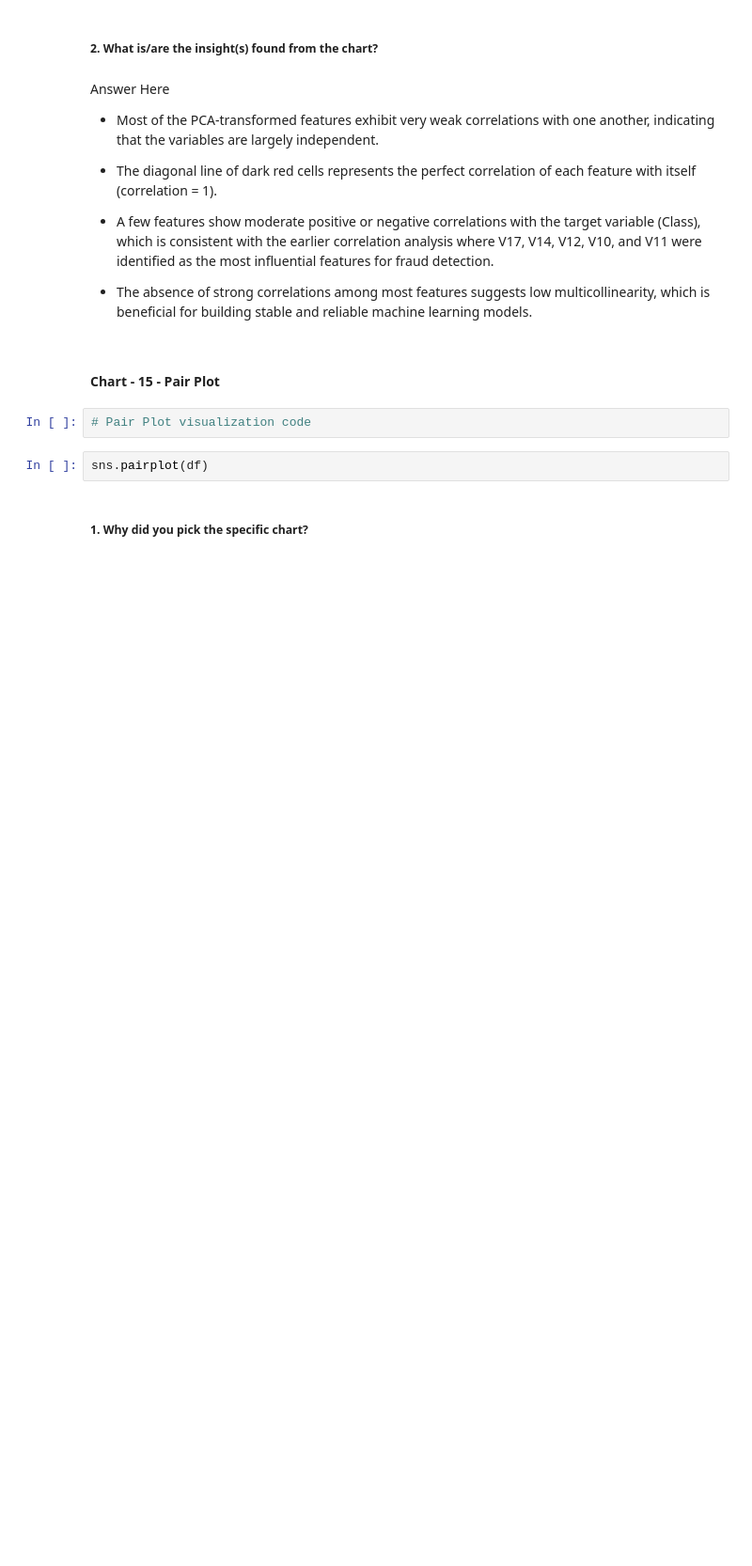
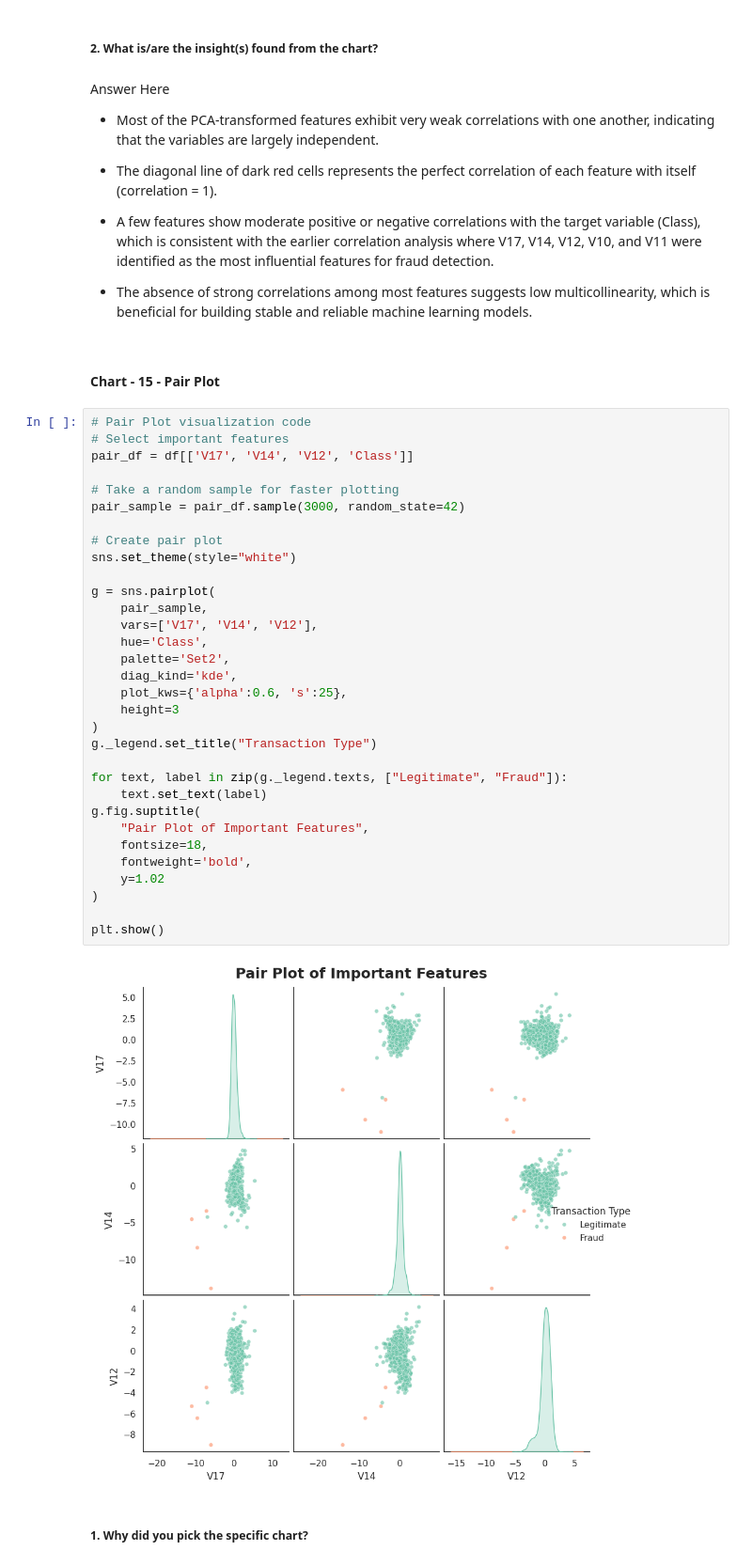
Before and after one commit to Krishna-matic/Credit-Card-Fraud-Detection-EDA, a Jupyter notebook: EDA_Submission_Template(1).ipynb, the cells around one changed output. Shown at 94% size. Saved outputs shown, nothing was run; the diff lists cells and outputs as text; blank space fills up the shorter version.

Commit message:
Chart 15: Pair Plot of Important Features

```diff
--- a/EDA_Submission_Template(1).ipynb
+++ b/EDA_Submission_Template(1).ipynb
@@ -1222,9 +1222,39 @@ Answer Here
 *   The absence of strong correlations among most features suggests low multicollinearity, which is beneficial for building stable and reliable machine learning models.
 # %% [markdown]
 #### Chart - 15 - Pair Plot
-# %%
-# Pair Plot visualization code
-# %%
-sns.pairplot(df)
+# %%
+# Pair Plot visualization code
+# Select important features
+pair_df = df[['V17', 'V14', 'V12', 'Class']]
+
+# Take a random sample for faster plotting
+pair_sample = pair_df.sample(3000, random_state=42)
+
+# Create pair plot
+sns.set_theme(style="white")
+
+g = sns.pairplot(
+    pair_sample,
+    vars=['V17', 'V14', 'V12'],
+    hue='Class',
+    palette='Set2',
+    diag_kind='kde',
+    plot_kws={'alpha':0.6, 's':25},
+    height=3
+)
+g._legend.set_title("Transaction Type")
+
+for text, label in zip(g._legend.texts, ["Legitimate", "Fraud"]):
+    text.set_text(label)
+g.fig.suptitle(
+    "Pair Plot of Important Features",
+    fontsize=18,
+    fontweight='bold',
+    y=1.02
+)
+
+plt.show()
+# %% [output]
+[figure, added]
 # %% [markdown]
 ##### 1. Why did you pick the specific chart?
```
Also changed, not shown: parts of 4 cells of this notebook.
